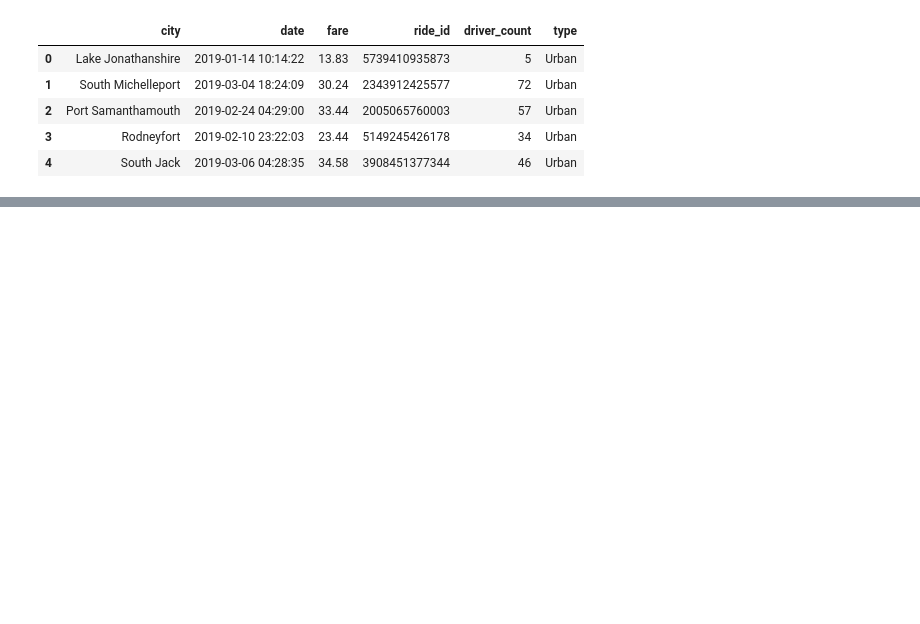
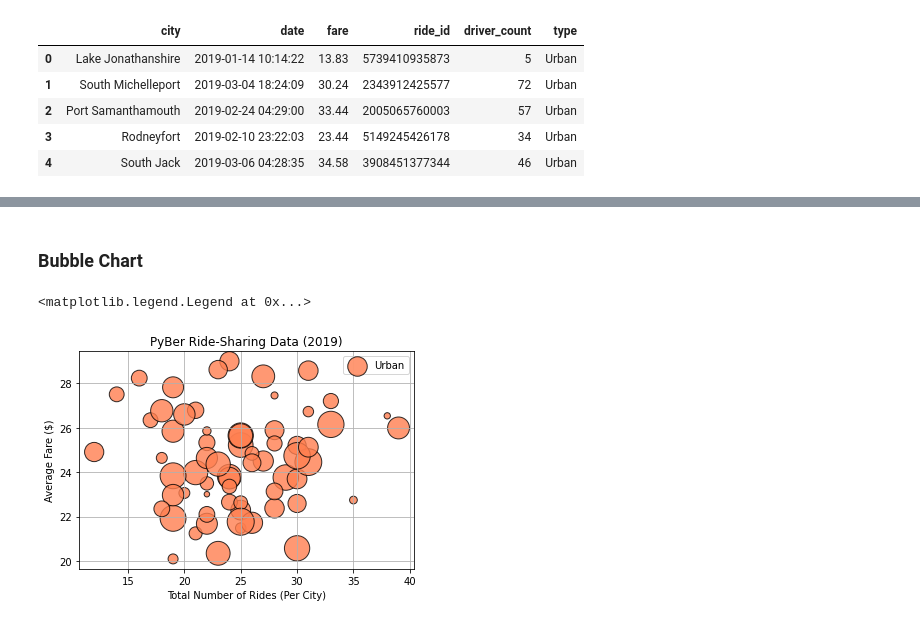
Before and after one commit to JackieCortes/PyBer_Analysis, a Jupyter notebook: PyBer.ipynb, the cells around one changed output, grey strips where cells are left out. Cells and saved outputs as stored; diff of their text form; code cells hidden in the pictures; blank space fills up the shorter version.

```diff
--- a/PyBer.ipynb
+++ b/PyBer.ipynb
@@ -137,0 +144,4 @@ pyber_data_df.head()
+# %%
+# Creaate the Urban city DataFrame. (Cities with Urban type)
+urban_cities_df = pyber_data_df[pyber_data_df["type"] == "Urban"]
+urban_cities_df.head()
@@ -137,0 +169,7 @@ pyber_data_df.head()
+# %%
+# Get the NUMBER of RIDES for urban cities.
+# Create a series where the index is the city name and the column is the rides count
+# the city is grouped and the count is for ride using groupby & count functions
+
+urban_ride_count = urban_cities_df.groupby(["city"]).count()["ride_id"]
+urban_ride_count.head()
@@ -137,0 +191,6 @@ pyber_data_df.head()
+# %%
+# Get average FARE for each city in the urban cities.
+# Grouping by city and calculating the average of rides per city type)
+
+urban_avg_fare = urban_cities_df.groupby(["city"]).mean()["fare"]
+urban_avg_fare.head()
@@ -137,0 +213,4 @@ pyber_data_df.head()
+# %%
+# Get the average DRIVERS NUMBER for each urban city.
+urban_driver_count = urban_cities_df.groupby(["city"]).mean()["driver_count"]
+urban_driver_count.head()
@@ -137,0 +229,29 @@ pyber_data_df.head()
+# %% [markdown]
+### Bubble Chart
+# %%
+### create the bubble chart using Matlab Method plt.scatter()
+
+# Build the scatter plots for urban cities.
+    # ride count vs. average fare, size based on urban driver count average, color, edge color,
+    #linewidth, transparency and label
+plt.scatter(urban_ride_count,
+      urban_avg_fare,
+      s=10*urban_driver_count, c="coral",
+      edgecolor="black", linewidths=1,
+      alpha=0.8, label="Urban")
+
+# Plot Title
+plt.title("PyBer Ride-Sharing Data (2019)")
+
+# Plot axis labels
+plt.ylabel("Average Fare ($)")
+plt.xlabel("Total Number of Rides (Per City)")
+
+#Grid
+plt.grid(True)
+
+# Add the legend.
+plt.legend()
+# %% [output]
+<matplotlib.legend.Legend at 0x...>
+[figure, added]
```
Also changed, not shown: parts of 17 cells of this notebook.
